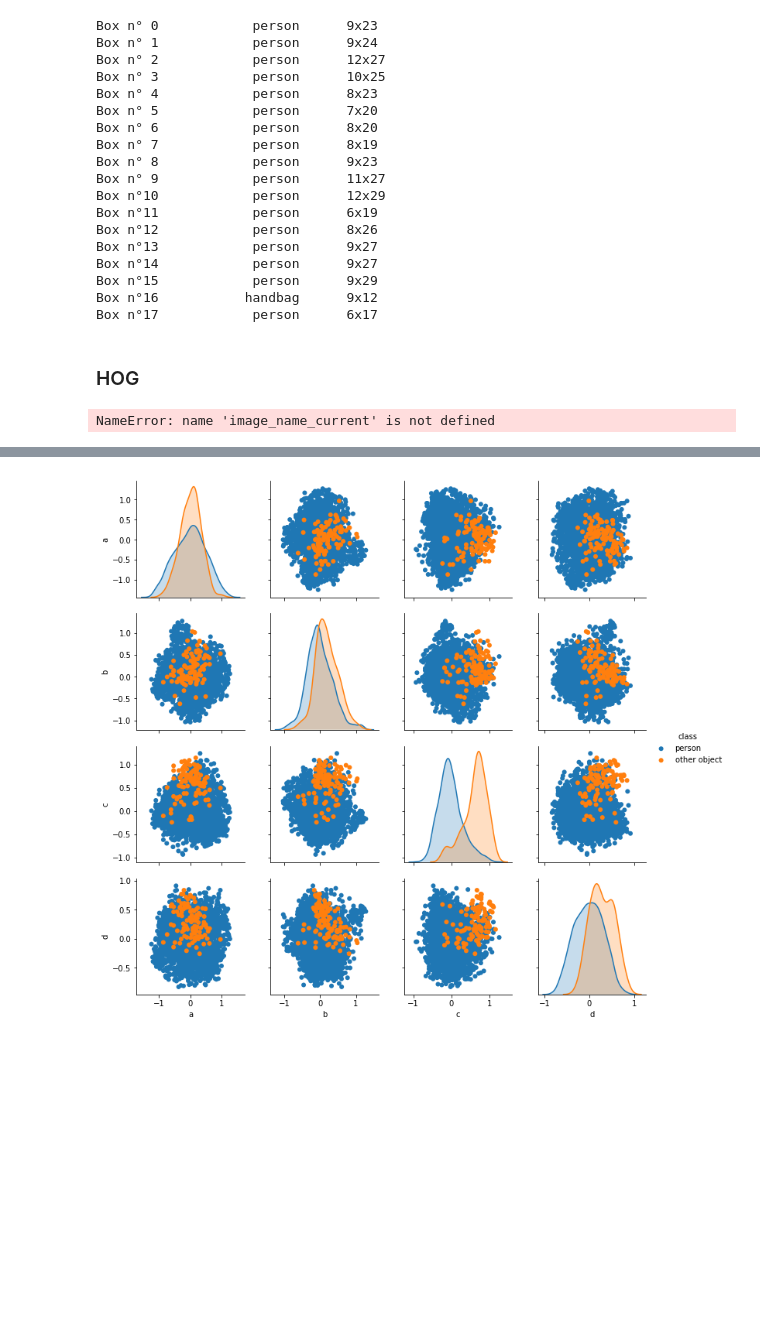
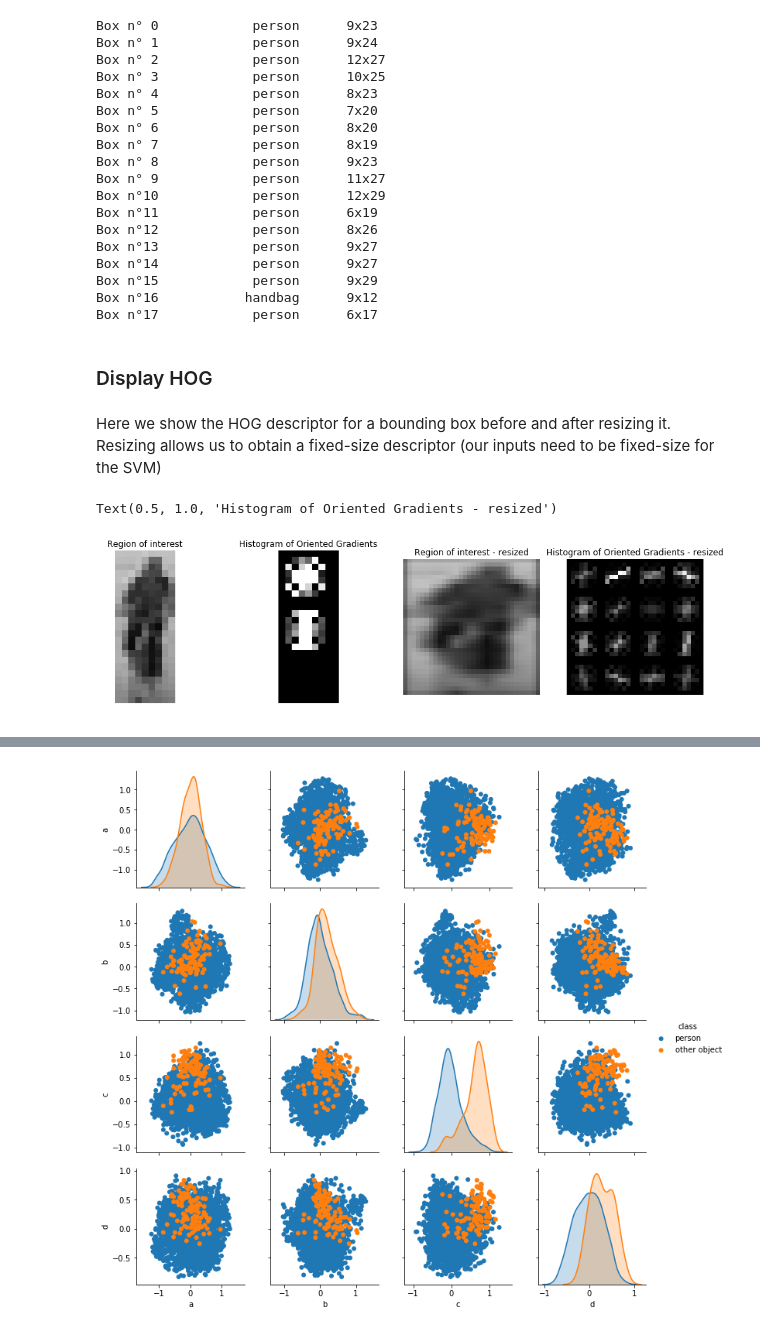
Before and after one commit to Smoltbob/INF8225_Anomalies, a Jupyter notebook: oneclasssvm.ipynb, the cells around one changed output, grey strips where cells are left out. Saved outputs shown, nothing was run; the diff lists cells and outputs as text; code cells hidden in the pictures; blank space fills up the shorter version.

```diff
--- a/oneclasssvm.ipynb
+++ b/oneclasssvm.ipynb
@@ -66,7 +66,7 @@ Using TensorFlow backend.
 # %%
 # adjust this to point to your downloaded/trained model
 # models can be downloaded here: https://github.com/fizyr/keras-retinanet/releases
-model_path = os.path.join('keras_retinanet', 'snapshots', 'resnet50_coco_best_v2.1.0.h5')
+model_path = os.path.join('keras_retinanet', 'model', 'resnet50_coco_best_v2.1.0.h5')
 
 # load retinanet model
 model = models.load_model(model_path, backbone_name='resnet50')
@@ -258,12 +269,19 @@ Box n°15            person      9x29
 Box n°16           handbag      9x12
 Box n°17            person      6x17
 # %% [markdown]
-### HOG
+### Display HOG
+# %% [markdown]
+Here we show the HOG descriptor for a bounding box before and after resizing it.
+Resizing allows us to obtain a fixed-size descriptor (our inputs need to be fixed-size
+for the SVM)
 # %%
+"""
+We'll display the HOG before and after resizing the bounding box
+"""
 num_box = 8
 
 # Open the current image
-image = read_image_bgr(image_name_current)
+image = read_image_bgr(image_name)
 image = cv2.cvtColor(image, cv2.COLOR_BGR2RGB)
 
 # HOG image and the histogram
@@ -281,34 +299,35 @@ fig, (ax1, ax2, ax3, ax4) = plt.subplots(1,4, figsize=(16,4))
 ax1.axis('off')
 ax1.imshow(region_of_interest, cmap=plt.cm.gray)
 ax1.set_title('Region of interest')
 
 # Rescale histogram for better display
 hog_image_rescaled = exposure.rescale_intensity(hog_image, in_range=(0, 10))
 ax2.axis('off')
 ax2.imshow(hog_image_rescaled, cmap=plt.cm.gray)
 ax2.set_title('Histogram of Oriented Gradients')
 
 # == Get the resized version ==
 image_resized = resize(region_of_interest, (32,32), mode='constant', anti_aliasing=True, anti_aliasing_sigma=None)
 
 # HOG image and the histogram
 fd_0_rsz, hog_image_rsz = hog(image_resized,
                       orientations=8, pixels_per_cell=(8,8),
                       cells_per_block=(2,2),
                       visualize=True, multichannel=True, block_norm="L2-Hys")
 
 # Original image
 ax3.axis('off')
 ax3.imshow(image_resized, cmap=plt.cm.gray)
 ax3.set_title('Region of interest - resized')
 
 # Rescale histogram for better display
 hog_image_rescaled_rsz = exposure.rescale_intensity(hog_image_rsz, in_range=(0, 10))
 ax4.axis('off')
 ax4.imshow(hog_image_rescaled_rsz, cmap=plt.cm.gray)
 ax4.set_title('Histogram of Oriented Gradients - resized')
 # %% [output]
-NameError: name 'image_name_current' is not defined
+Text(0.5, 1.0, 'Histogram of Oriented Gradients - resized')
+[figure, added]
 # %%
 # Size of the HOG vector
 len(fd_0_rsz)
```
Also changed, not shown: parts of 33 cells of this notebook.
